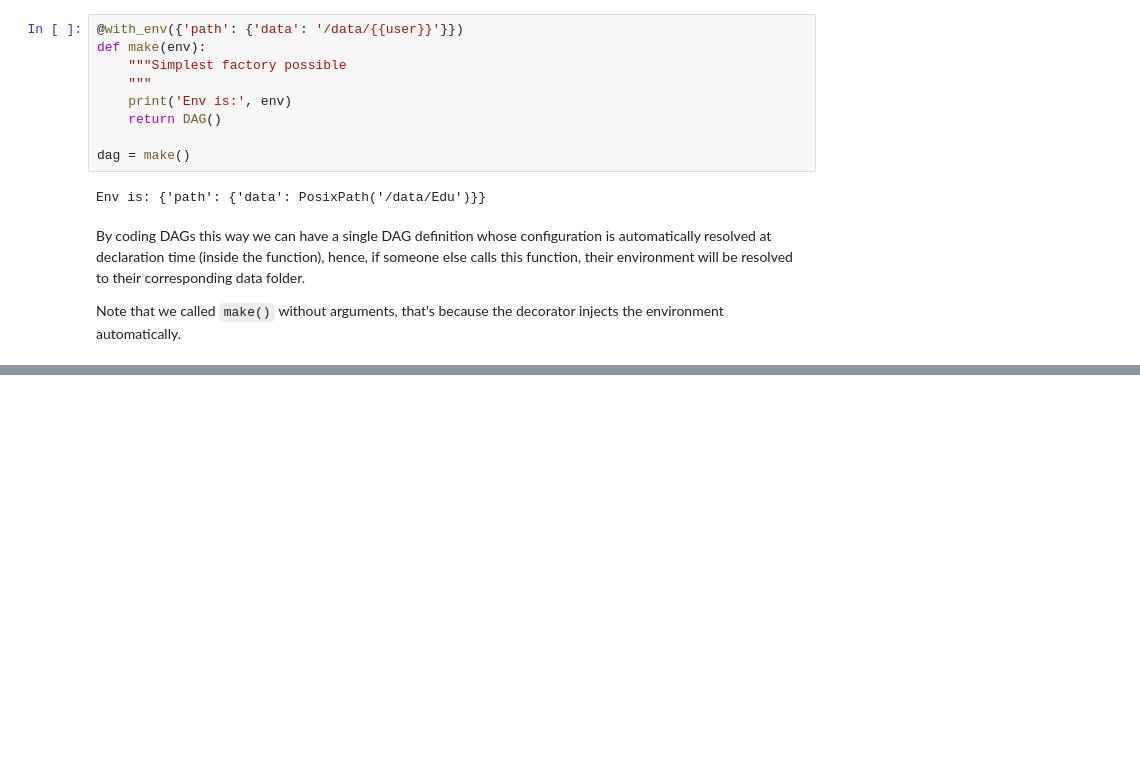
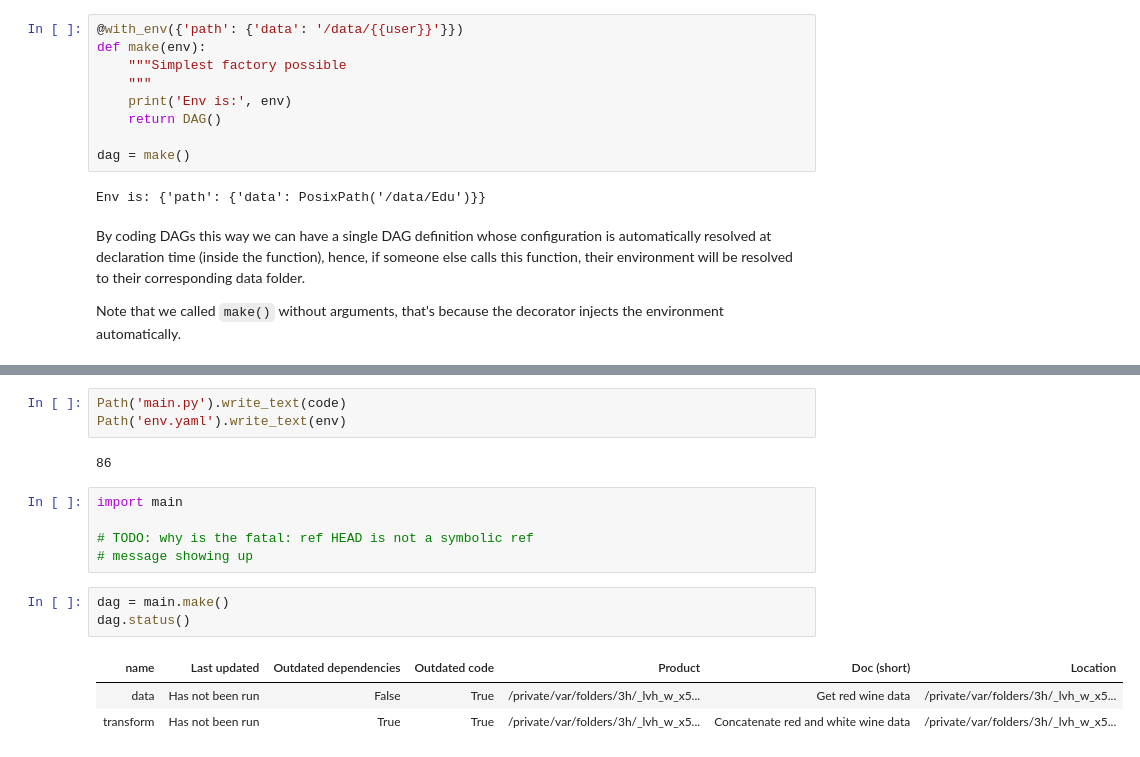
Before and after one commit to ploomber/ploomber, a Jupyter notebook: doc/guide/env.ipynb, the cells around one changed output, grey strips where cells are left out. Saved outputs shown, nothing was run; the diff lists cells and outputs as text; blank space fills up the shorter version.

```diff
--- a/doc/guide/env.ipynb
+++ b/doc/guide/env.ipynb
@@ -167,0 +298,17 @@ only one env at at ime, explain why
+# %%
+Path('main.py').write_text(code)
+Path('env.yaml').write_text(env)
+# %% [output]
+86
+# %%
+import main
+
+# TODO: why is the fatal: ref HEAD is not a symbolic ref
+# message showing up
+# %%
+dag = main.make()
+dag.status()
+# %% [output]
+| name | Last updated | Outdated dependencies | Outdated code | Product | Doc (short) | Location |
+| data | Has not been run | False | True | /private/var/folders/3h/_lvh_w_x5... | Get red wine data | /private/var/folders/3h/_lvh_w_x5... |
+| transform | Has not been run | True | True | /private/var/folders/3h/_lvh_w_x5... | Concatenate red and white wine data | /private/var/folders/3h/_lvh_w_x5... |
```
Also changed, not shown: parts of 23 cells of this notebook, 4 other files.
